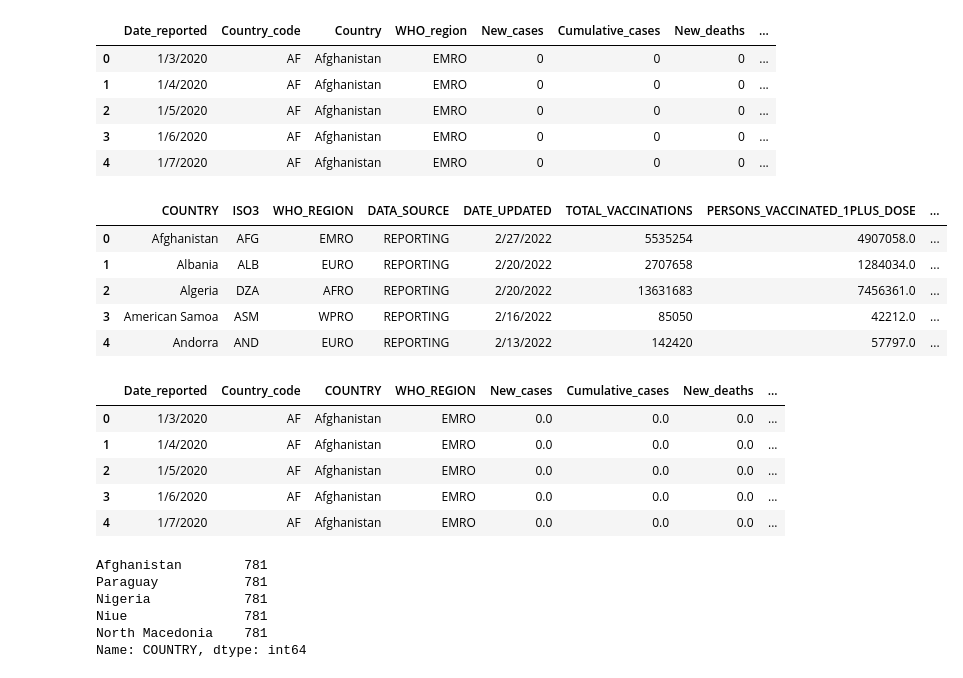
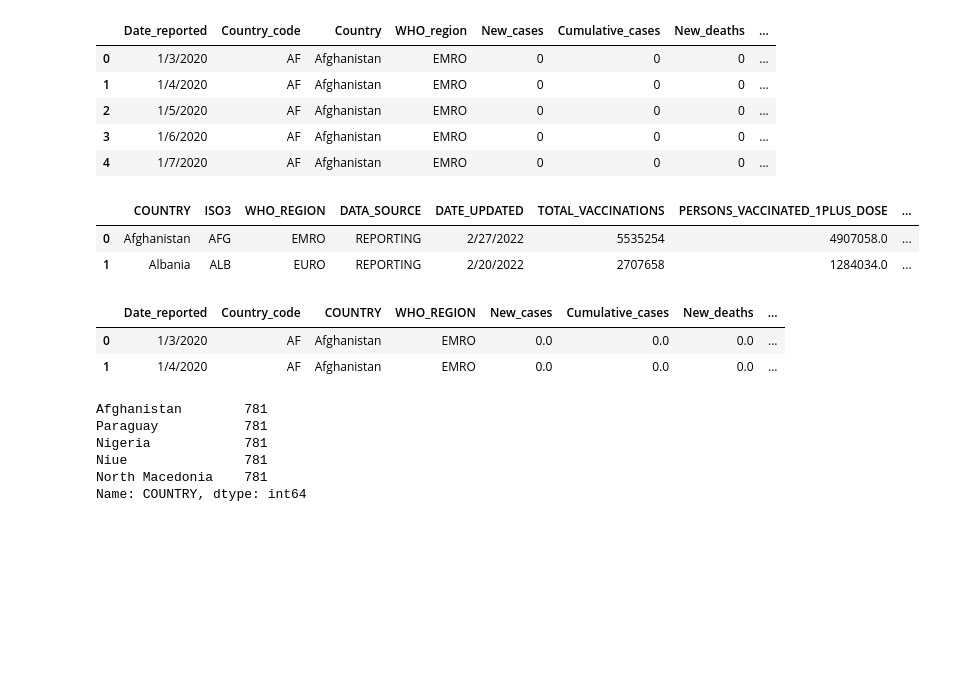
Before and after one commit to uic-cs418/cs418-spring22-the-wild-card, a Jupyter notebook: FinalReport.ipynb, the cells around one changed output. Drawn from its saved outputs; the diff is of its cells as text; code cells hidden in the pictures; blank space fills up the shorter version.

Commit message:
[CW]: Final Code and reports

```diff
--- a/FinalReport.ipynb
+++ b/FinalReport.ipynb
@@ -43,25 +43,19 @@ main.head()
 | 4 | 1/7/2020 | AF | Afghanistan | EMRO | 0 | 0 | 0 | ... |
 # %%
 vaccine = pd.read_csv("vaccination-data.csv")
-vaccine.head()
+vaccine.head(2)
 # %% [output]
 |  | COUNTRY | ISO3 | WHO_REGION | DATA_SOURCE | DATE_UPDATED | TOTAL_VACCINATIONS | PERSONS_VACCINATED_1PLUS_DOSE | ... |
 | 0 | Afghanistan | AFG | EMRO | REPORTING | 2/27/2022 | 5535254 | 4907058.0 | ... |
 | 1 | Albania | ALB | EURO | REPORTING | 2/20/2022 | 2707658 | 1284034.0 | ... |
-| 2 | Algeria | DZA | AFRO | REPORTING | 2/20/2022 | 13631683 | 7456361.0 | ... |
-| 3 | American Samoa | ASM | WPRO | REPORTING | 2/16/2022 | 85050 | 42212.0 | ... |
-| 4 | Andorra | AND | EURO | REPORTING | 2/13/2022 | 142420 | 57797.0 | ... |
 # %%
 main = main.rename(columns={"WHO_region": "WHO_REGION", "Country": "COUNTRY"})
 main = main.merge(vaccine, how='outer', on=['WHO_REGION', 'COUNTRY'])
 main = main.dropna(subset=['Date_reported'])
-main.head()
+main.head(2)
 # %% [output]
 |  | Date_reported | Country_code | COUNTRY | WHO_REGION | New_cases | Cumulative_cases | New_deaths | ... |
 | 0 | 1/3/2020 | AF | Afghanistan | EMRO | 0.0 | 0.0 | 0.0 | ... |
 | 1 | 1/4/2020 | AF | Afghanistan | EMRO | 0.0 | 0.0 | 0.0 | ... |
-| 2 | 1/5/2020 | AF | Afghanistan | EMRO | 0.0 | 0.0 | 0.0 | ... |
-| 3 | 1/6/2020 | AF | Afghanistan | EMRO | 0.0 | 0.0 | 0.0 | ... |
-| 4 | 1/7/2020 | AF | Afghanistan | EMRO | 0.0 | 0.0 | 0.0 | ... |
 # %%
 main.loc[:, "COUNTRY"].value_counts()[0:5]
```
Also changed, not shown: parts of 35 cells of this notebook, 1 other file.
